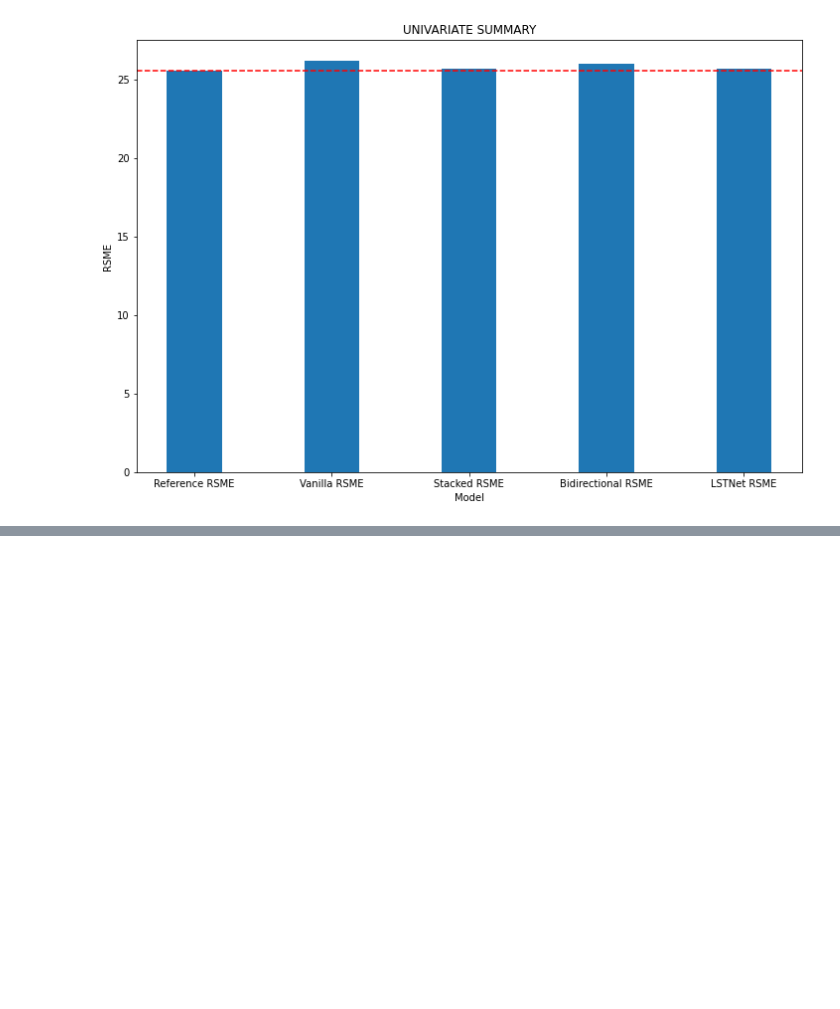
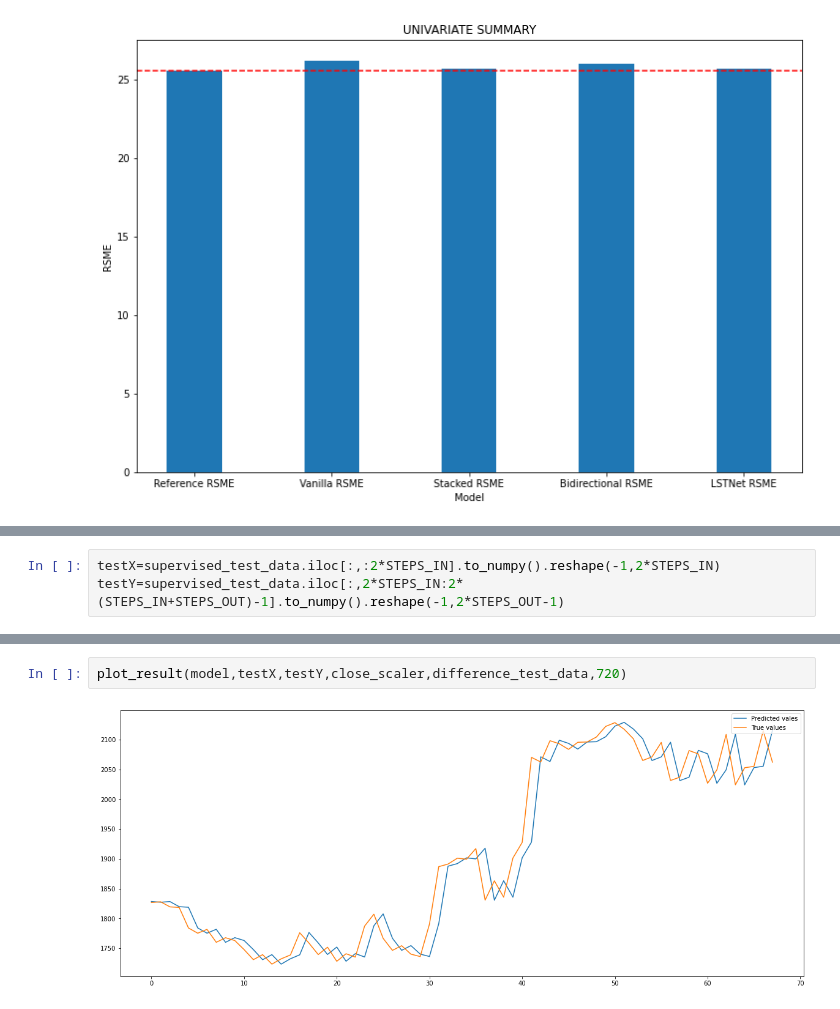
Before and after one commit to darkosarajkic997/StockPricePrediction, a Jupyter notebook: StockPriceTimeSeriesPrediction.ipynb, the cells around one changed output, grey strips where cells are left out. Cells and saved outputs as stored; diff of their text form; blank space fills up the shorter version.

```diff
--- a/StockPriceTimeSeriesPrediction.ipynb
+++ b/StockPriceTimeSeriesPrediction.ipynb
@@ -755,0 +767,3 @@ plt.show()
+# %%
+testX=supervised_test_data.iloc[:,:2*STEPS_IN].to_numpy().reshape(-1,2*STEPS_IN)
+testY=supervised_test_data.iloc[:,2*STEPS_IN:2*(STEPS_IN+STEPS_OUT)-1].to_numpy().reshape(-1,2*STEPS_OUT-1)
@@ -755,0 +882,4 @@ plt.show()
+# %%
+plot_result(model,testX,testY,close_scaler,difference_test_data,720)
+# %% [output]
+[figure, added]
```
Also changed, not shown: parts of 41 cells of this notebook, 1 other file.
